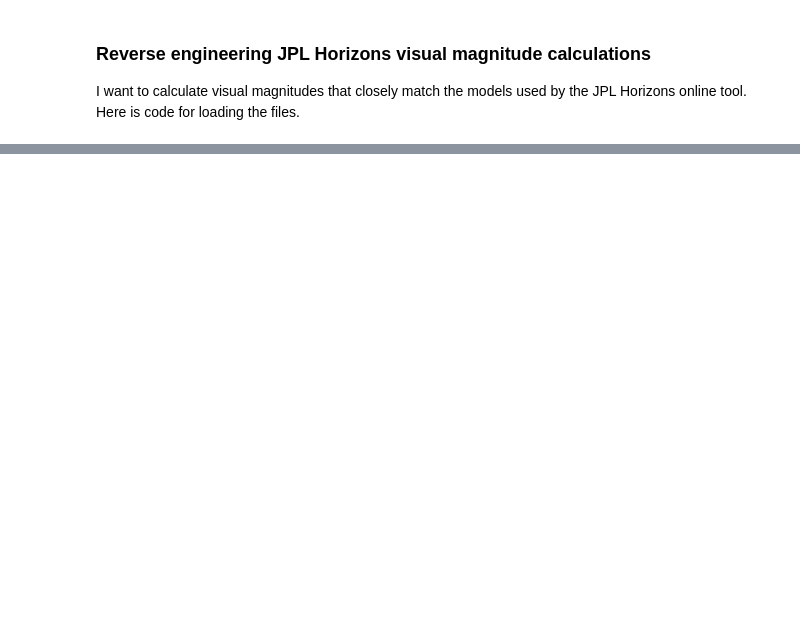
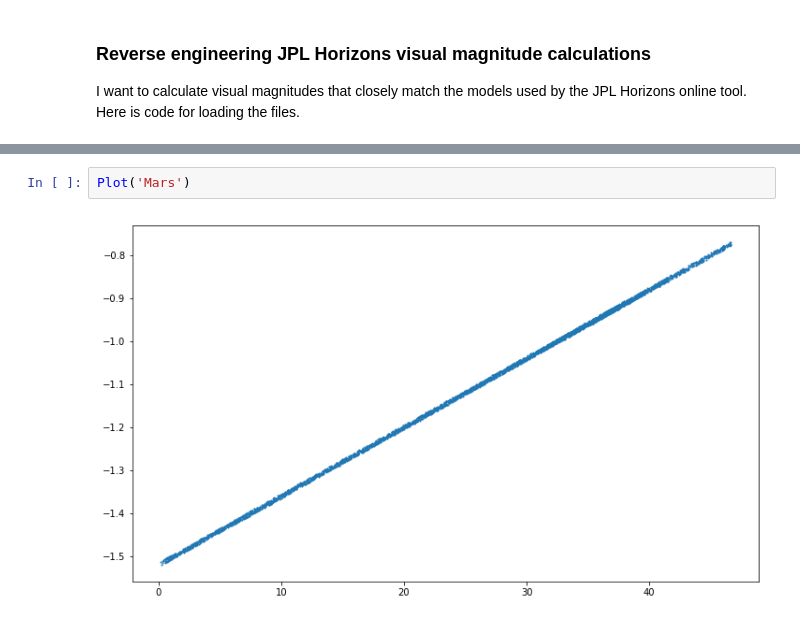
Before and after one commit to cosinekitty/astronomy, a Jupyter notebook: generate/magnitude/jpl_horizons_magnitude.ipynb, the cells around one changed output, grey strips where cells are left out. Drawn from its saved outputs; the diff is of its cells as text; blank space fills up the shorter version.

```diff
--- a/generate/magnitude/jpl_horizons_magnitude.ipynb
+++ b/generate/magnitude/jpl_horizons_magnitude.ipynb
@@ -39,0 +73,4 @@ str(Data['Venus'][0])
+# %%
+Plot('Mars')
+# %% [output]
+[figure, added]
```
Also changed, not shown: parts of 14 cells of this notebook.
